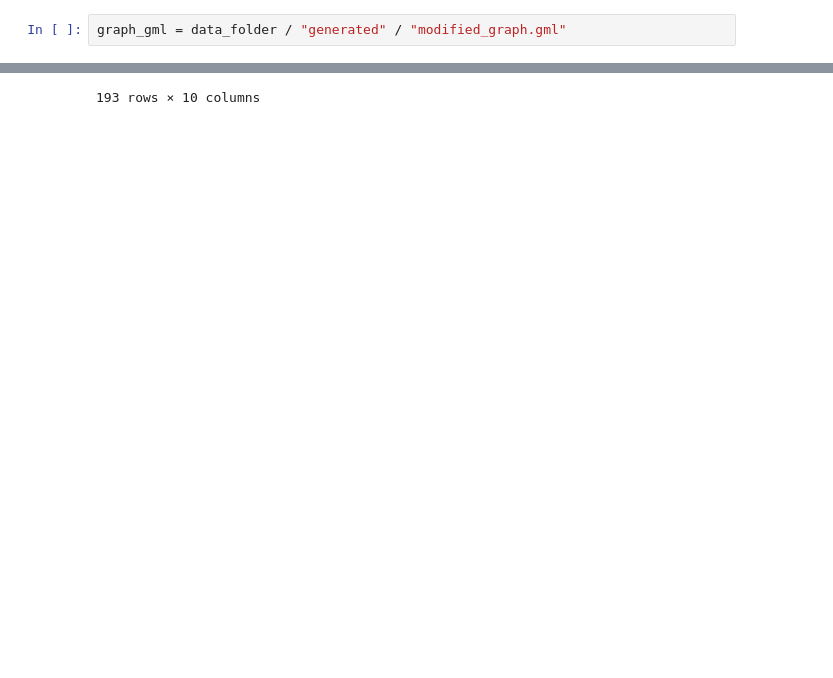
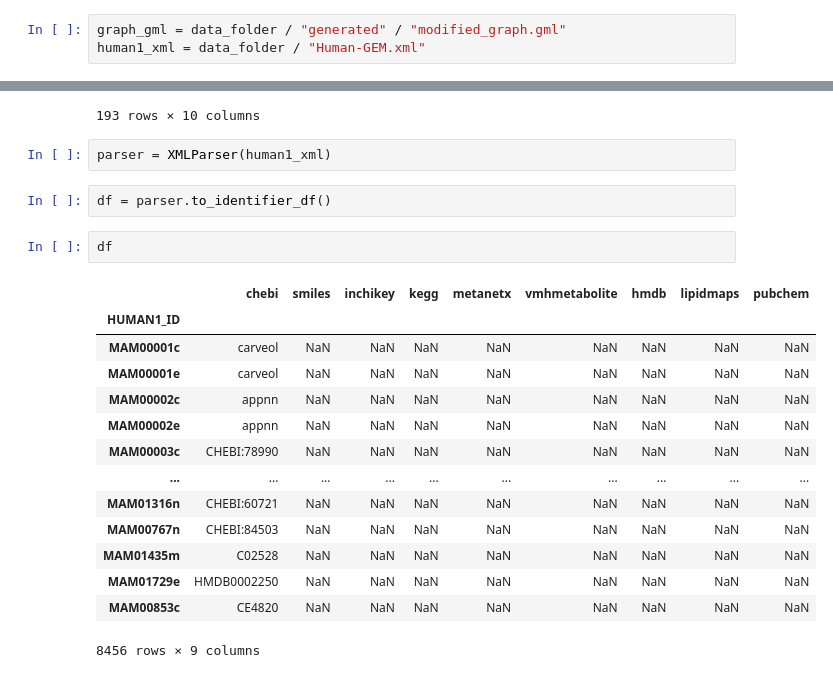
Before and after one commit to SamSaladino/Effective-Topological-Coverage-ETC, a Jupyter notebook: notebooks/02_Afekta_Pilot_Study.ipynb, the cells around one changed output, grey strips where cells are left out. Cells and saved outputs as stored; diff of their text form; blank space fills up the shorter version.

Commit message:
chore : running the parse ids module
I am testing the functionallity of the module in the Afekta notebook

```diff
--- a/notebooks/02_Afekta_Pilot_Study.ipynb
+++ b/notebooks/02_Afekta_Pilot_Study.ipynb
@@ -12,6 +12,7 @@ data_folder = project_root / "data" / "resources"
 PilotDC9 = data_folder / "PilotStudy_Afekta"
 # %%
 graph_gml = data_folder / "generated" / "modified_graph.gml"
+human1_xml = data_folder / "Human-GEM.xml"
 # %%
 G = nx.read_gml(graph_gml)
 # %%
@@ -62,3 +63,24 @@ name_match
 | 191 | NaN | NaN | NaN | Amino acids and derivatives | 1 | 1 | 1 | 1 | 1 | NaN |
 | 192 | NaN | NaN | NaN | Amino acids and derivatives | 1 | 1 | 1 | 1 | 1 | NaN |
 193 rows × 10 columns
+# %%
+parser = XMLParser(human1_xml)
+# %%
+df = parser.to_identifier_df()
+# %%
+df
+# %% [output]
+|  | chebi | smiles | inchikey | kegg | metanetx | vmhmetabolite | hmdb | lipidmaps | pubchem |
+| HUMAN1_ID |  |  |  |  |  |  |  |  |  |
+| MAM00001c | carveol | NaN | NaN | NaN | NaN | NaN | NaN | NaN | NaN |
+| MAM00001e | carveol | NaN | NaN | NaN | NaN | NaN | NaN | NaN | NaN |
+| MAM00002c | appnn | NaN | NaN | NaN | NaN | NaN | NaN | NaN | NaN |
+| MAM00002e | appnn | NaN | NaN | NaN | NaN | NaN | NaN | NaN | NaN |
+| MAM00003c | CHEBI:78990 | NaN | NaN | NaN | NaN | NaN | NaN | NaN | NaN |
+| ... | ... | ... | ... | ... | ... | ... | ... | ... | ... |
+| MAM01316n | CHEBI:60721 | NaN | NaN | NaN | NaN | NaN | NaN | NaN | NaN |
+| MAM00767n | CHEBI:84503 | NaN | NaN | NaN | NaN | NaN | NaN | NaN | NaN |
+| MAM01435m | C02528 | NaN | NaN | NaN | NaN | NaN | NaN | NaN | NaN |
+| MAM01729e | HMDB0002250 | NaN | NaN | NaN | NaN | NaN | NaN | NaN | NaN |
+| MAM00853c | CE4820 | NaN | NaN | NaN | NaN | NaN | NaN | NaN | NaN |
+8456 rows × 9 columns
```
